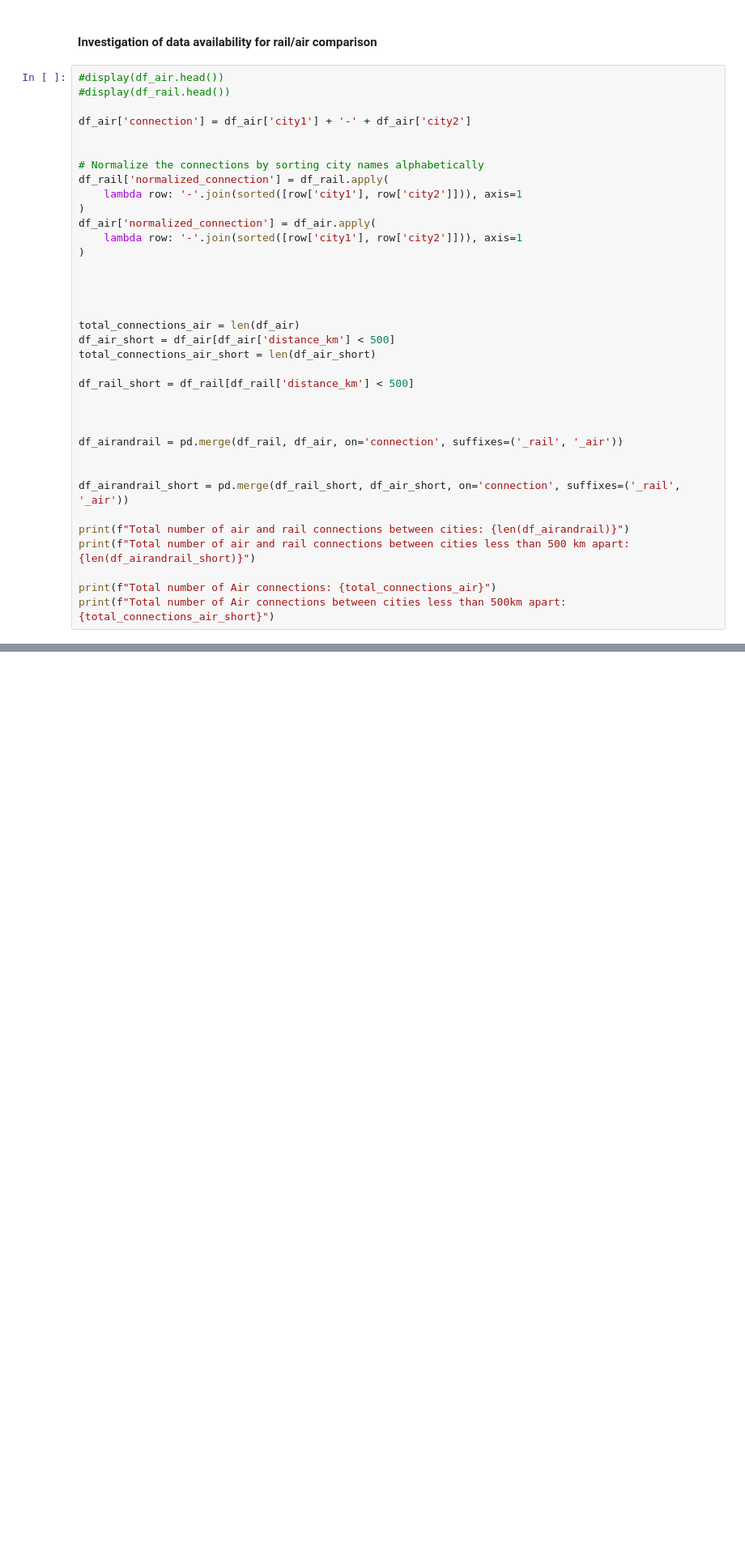
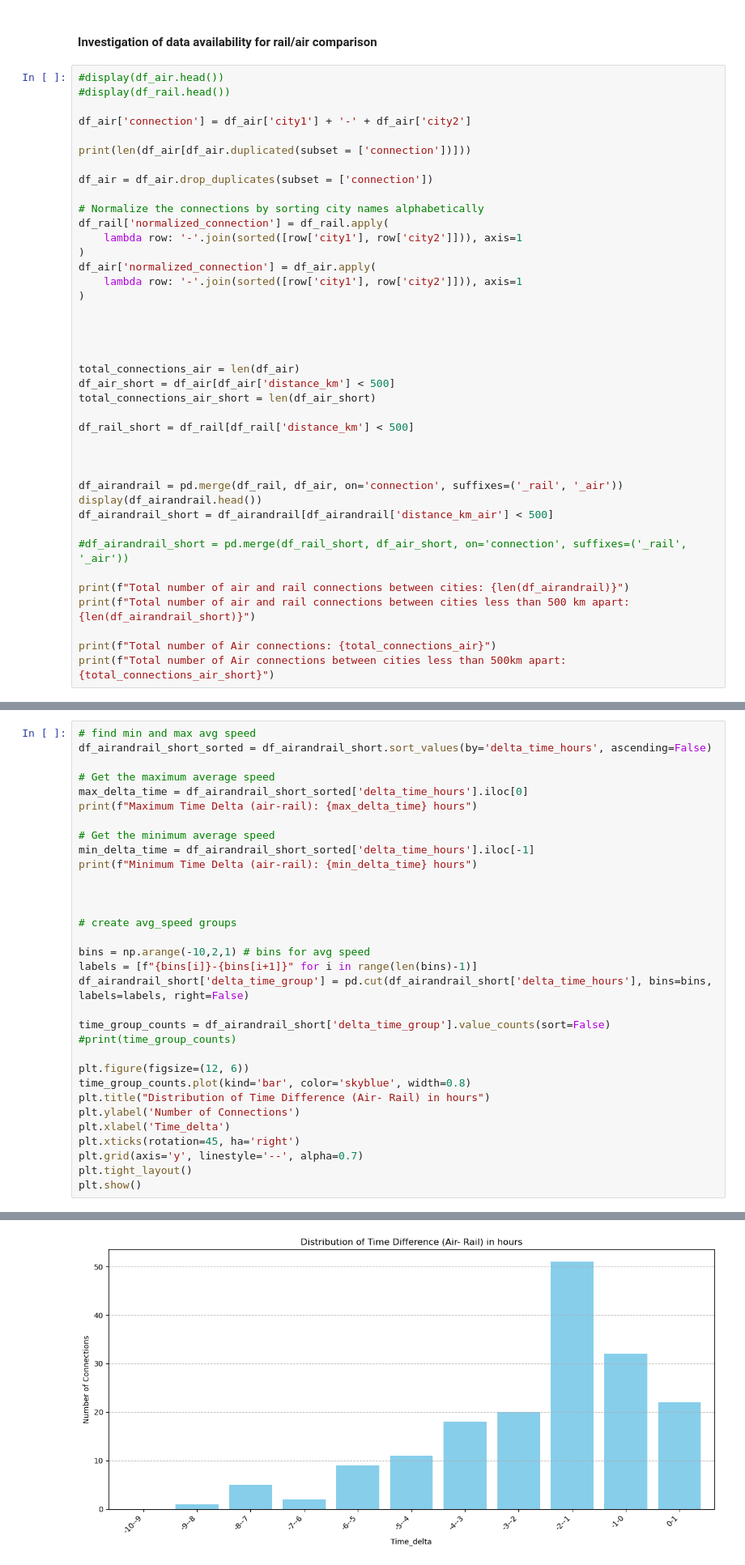
Before and after one commit to Niledough/DOPP_Exercise_2, a Jupyter notebook: dopp-air-and-rail.ipynb, the cells around one changed output, grey strips where cells are left out. Shown at 81% size. Cells and saved outputs as stored; diff of their text form; blank space fills up the shorter version.

```diff
--- a/dopp-air-and-rail.ipynb
+++ b/dopp-air-and-rail.ipynb
@@ -1858,6 +1800,9 @@ Percentage of connections with average speeds below 60 km/h: 0.00%
 
 df_air['connection'] = df_air['city1'] + '-' + df_air['city2']
 
+print(len(df_air[df_air.duplicated(subset = ['connection'])]))
+
+df_air = df_air.drop_duplicates(subset = ['connection'])
 
 # Normalize the connections by sorting city names alphabetically
 df_rail['normalized_connection'] = df_rail.apply(
@@ -1879,9 +1824,10 @@ df_rail_short = df_rail[df_rail['distance_km'] < 500]
 
 
 df_airandrail = pd.merge(df_rail, df_air, on='connection', suffixes=('_rail', '_air'))
+display(df_airandrail.head())
+df_airandrail_short = df_airandrail[df_airandrail['distance_km_air'] < 500]
 
-
-df_airandrail_short = pd.merge(df_rail_short, df_air_short, on='connection', suffixes=('_rail', '_air'))
+#df_airandrail_short = pd.merge(df_rail_short, df_air_short, on='connection', suffixes=('_rail', '_air'))
 
 print(f"Total number of air and rail connections between cities: {len(df_airandrail)}")
 print(f"Total number of air and rail connections between cities less than 500 km apart: {len(df_airandrail_short)}")
@@ -2086,0 +2063,33 @@ df_cities_airports['Airport ID'] = df_cities_airports['Airport ID'].astype('int'
+# %%
+# find min and max avg speed
+df_airandrail_short_sorted = df_airandrail_short.sort_values(by='delta_time_hours', ascending=False)
+
+# Get the maximum average speed
+max_delta_time = df_airandrail_short_sorted['delta_time_hours'].iloc[0]
+print(f"Maximum Time Delta (air-rail): {max_delta_time} hours")
+
+# Get the minimum average speed
+min_delta_time = df_airandrail_short_sorted['delta_time_hours'].iloc[-1]
+print(f"Minimum Time Delta (air-rail): {min_delta_time} hours")
+
+
+
+# create avg_speed groups
+
+bins = np.arange(-10,2,1) # bins for avg speed
+labels = [f"{bins[i]}-{bins[i+1]}" for i in range(len(bins)-1)]
+df_airandrail_short['delta_time_group'] = pd.cut(df_airandrail_short['delta_time_hours'], bins=bins, labels=labels, right=False)
+
+time_group_counts = df_airandrail_short['delta_time_group'].value_counts(sort=False)
+#print(time_group_counts)
+
+plt.figure(figsize=(12, 6))
+time_group_counts.plot(kind='bar', color='skyblue', width=0.8)
+plt.title("Distribution of Time Difference (Air- Rail) in hours")
+plt.ylabel('Number of Connections')
+plt.xlabel('Time_delta')
+plt.xticks(rotation=45, ha='right')
+plt.grid(axis='y', linestyle='--', alpha=0.7)
+plt.tight_layout()
+plt.show()
+# %% [output]
@@ -2087 +2098,2 @@ df_cities_airports['Airport ID'] = df_cities_airports['Airport ID'].astype('int'
+[figure, added]
 # %%
```
Also changed, not shown: parts of 59 cells of this notebook.
